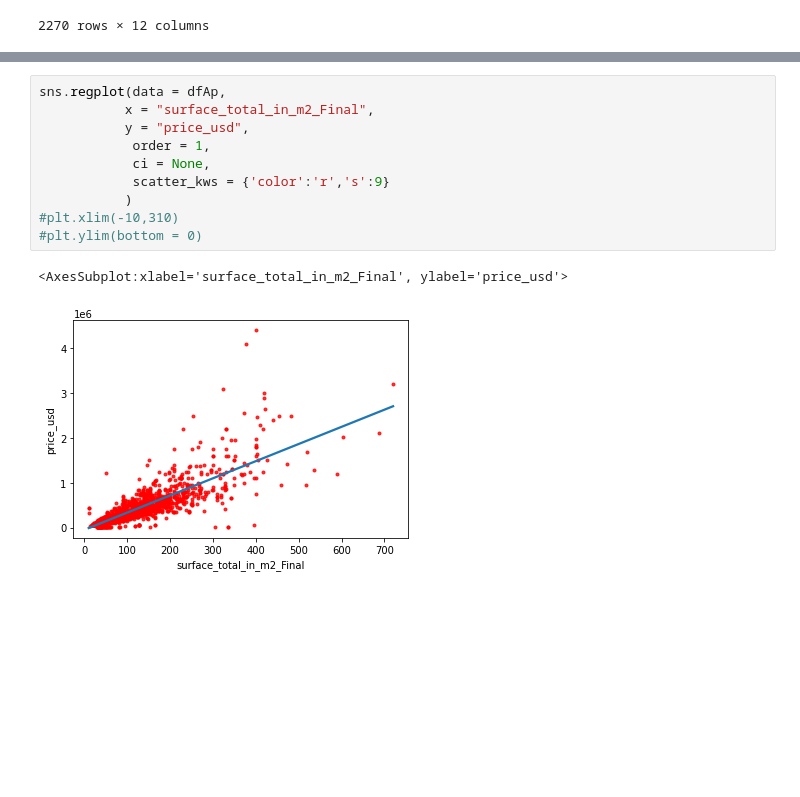
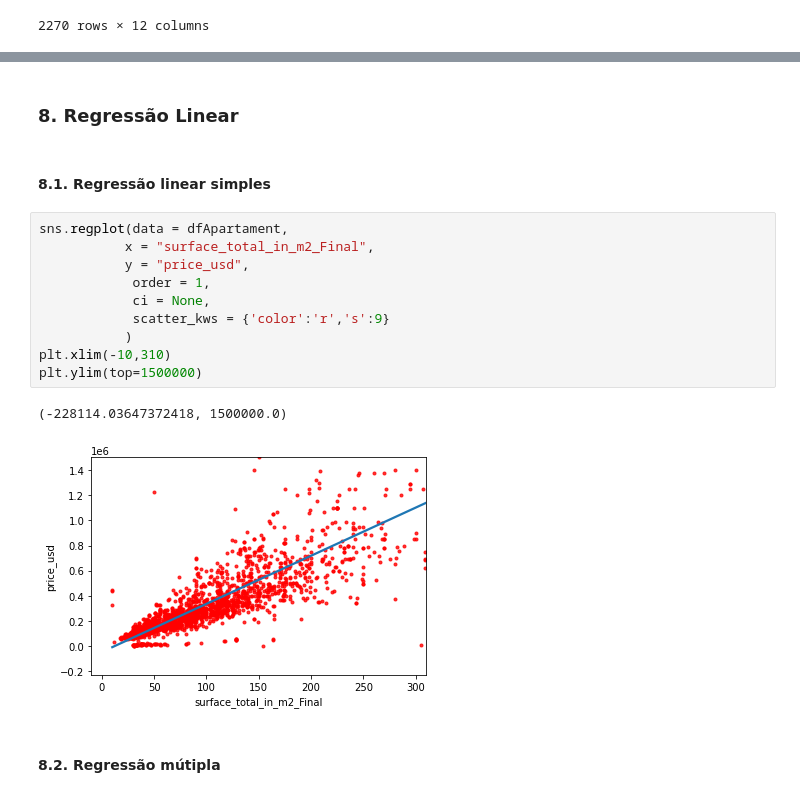
Before and after one commit to lidiambsouza/price_properties, a Jupyter notebook: price_properties.ipynb, the cells around one changed output, grey strips where cells are left out. Cells and saved outputs as stored; diff of their text form; blank space fills up the shorter version.

```diff
--- a/price_properties.ipynb
+++ b/price_properties.ipynb
@@ -707,13 +682,19 @@ sns.pairplot(dfAp, hue = 'place_name')
+# %% [markdown]
+<h3>8. Regressão Linear</h3>
+# %% [markdown]
+<h4>8.1. Regressão linear simples</h4>
 # %%
-sns.regplot(data = dfAp,
+sns.regplot(data = dfApartament,
            x = "surface_total_in_m2_Final",
            y = "price_usd",
             order = 1,
             ci = None,
             scatter_kws = {'color':'r','s':9}
            )
-#plt.xlim(-10,310)
-#plt.ylim(bottom = 0)
+plt.xlim(-10,310)
+plt.ylim(top=1500000)
 # %% [output]
-<AxesSubplot:xlabel='surface_total_in_m2_Final', ylabel='price_usd'>
+(-228114.03647372418, 1500000.0)
-[figure, old version]
+[figure, new version]
+# %% [markdown]
+<h4>8.2. Regressão mútipla</h4>
```
Also changed, not shown: parts of 11 cells of this notebook.
